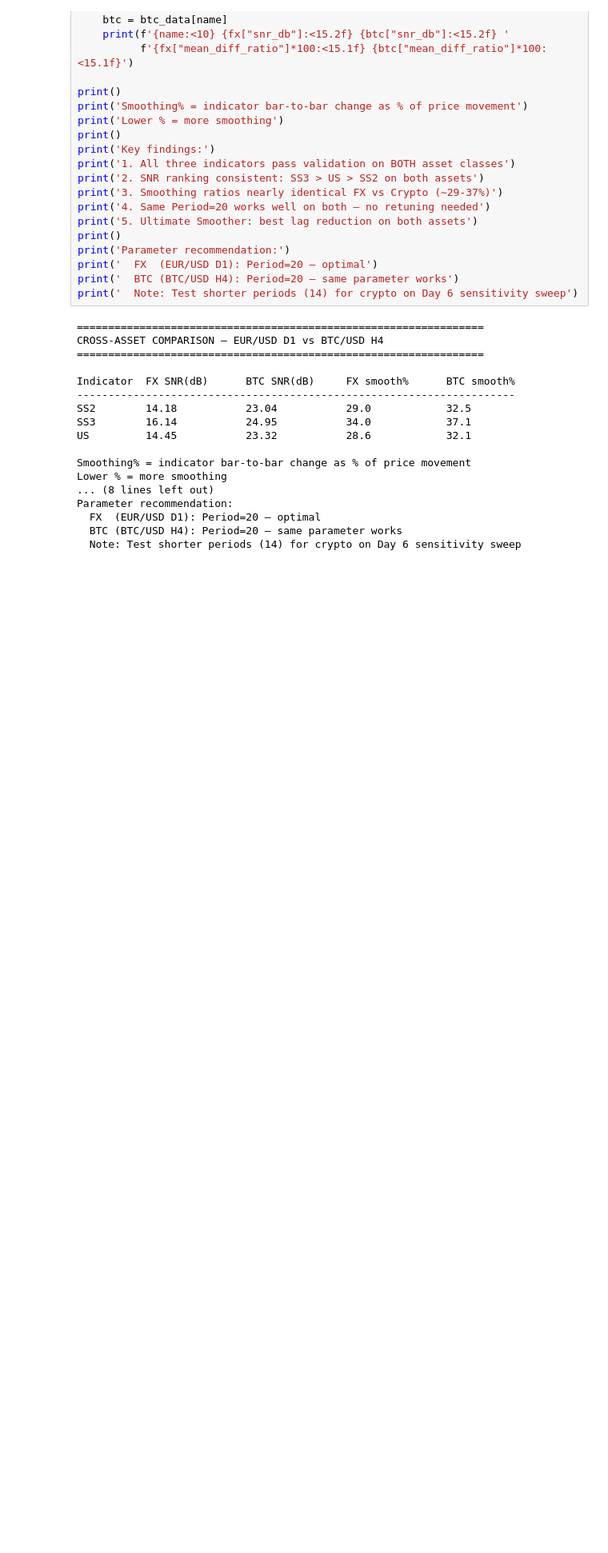
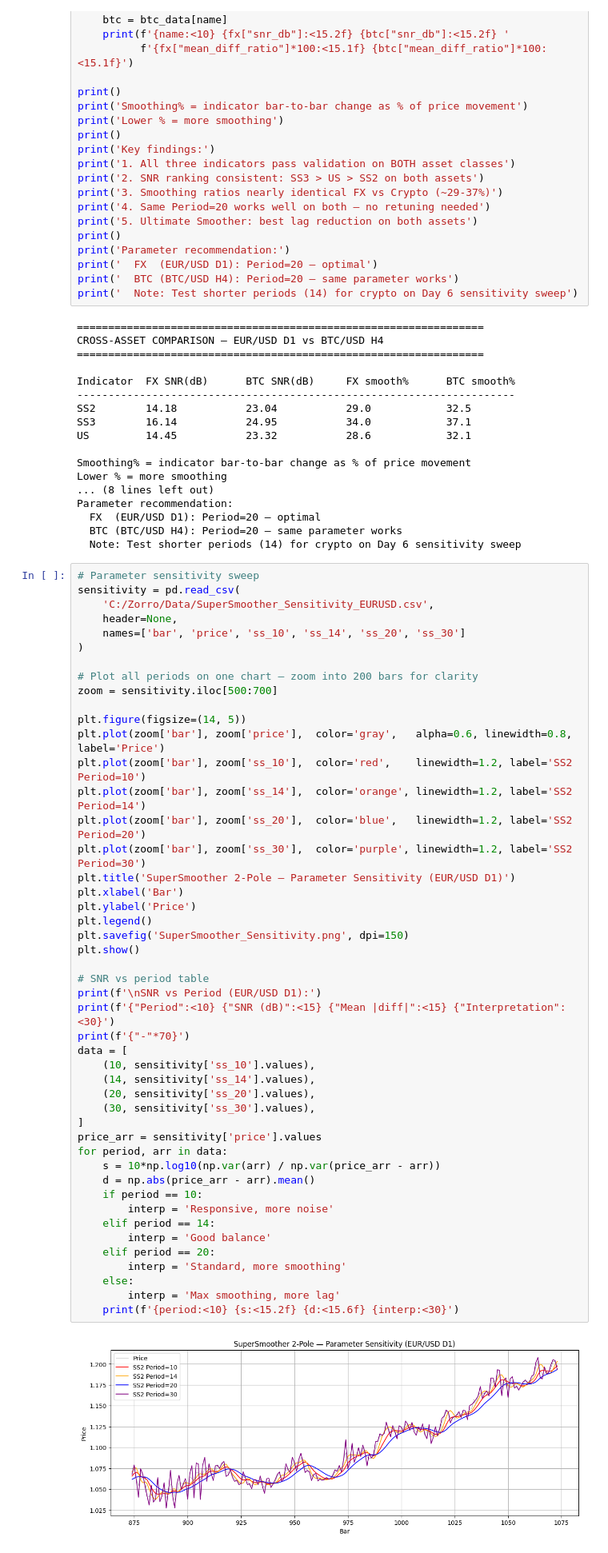
Before and after one commit to eyalperel/fx-trading-systems, a Jupyter notebook: analysis/notebooks/SuperSmoother_Analysis.ipynb, the cells around one changed output. Shown at 80% size. Drawn from its saved outputs; the diff is of its cells as text; blank space fills up the shorter version.

Commit message:
docs: SuperSmoother Notes + Week 5 validation complete

```diff
--- a/analysis/notebooks/SuperSmoother_Analysis.ipynb
+++ b/analysis/notebooks/SuperSmoother_Analysis.ipynb
@@ -594,3 +594,52 @@ Parameter recommendation:
   FX  (EUR/USD D1): Period=20 — optimal
   BTC (BTC/USD H4): Period=20 — same parameter works
   Note: Test shorter periods (14) for crypto on Day 6 sensitivity sweep
+# %%
+# Parameter sensitivity sweep
+sensitivity = pd.read_csv(
+    'C:/Zorro/Data/SuperSmoother_Sensitivity_EURUSD.csv',
+    header=None,
+    names=['bar', 'price', 'ss_10', 'ss_14', 'ss_20', 'ss_30']
+)
+
+# Plot all periods on one chart — zoom into 200 bars for clarity
+zoom = sensitivity.iloc[500:700]
+
+plt.figure(figsize=(14, 5))
+plt.plot(zoom['bar'], zoom['price'],  color='gray',   alpha=0.6, linewidth=0.8, label='Price')
+plt.plot(zoom['bar'], zoom['ss_10'],  color='red',    linewidth=1.2, label='SS2 Period=10')
+plt.plot(zoom['bar'], zoom['ss_14'],  color='orange', linewidth=1.2, label='SS2 Period=14')
+plt.plot(zoom['bar'], zoom['ss_20'],  color='blue',   linewidth=1.2, label='SS2 Period=20')
+plt.plot(zoom['bar'], zoom['ss_30'],  color='purple', linewidth=1.2, label='SS2 Period=30')
+plt.title('SuperSmoother 2-Pole — Parameter Sensitivity (EUR/USD D1)')
+plt.xlabel('Bar')
+plt.ylabel('Price')
+plt.legend()
+plt.savefig('SuperSmoother_Sensitivity.png', dpi=150)
+plt.show()
+
+# SNR vs period table
+print(f'\nSNR vs Period (EUR/USD D1):')
+print(f'{"Period":<10} {"SNR (dB)":<15} {"Mean |diff|":<15} {"Interpretation":<30}')
+print(f'{"-"*70}')
+data = [
+    (10, sensitivity['ss_10'].values),
+    (14, sensitivity['ss_14'].values),
+    (20, sensitivity['ss_20'].values),
+    (30, sensitivity['ss_30'].values),
+]
+price_arr = sensitivity['price'].values
+for period, arr in data:
+    s = 10*np.log10(np.var(arr) / np.var(price_arr - arr))
+    d = np.abs(price_arr - arr).mean()
+    if period == 10:
+        interp = 'Responsive, more noise'
+    elif period == 14:
+        interp = 'Good balance'
+    elif period == 20:
+        interp = 'Standard, more smoothing'
+    else:
+        interp = 'Max smoothing, more lag'
+    print(f'{period:<10} {s:<15.2f} {d:<15.6f} {interp:<30}')
+# %% [output]
+[figure, added]
```
Also changed, not shown: parts of 1 cell of this notebook, 2 other files.
